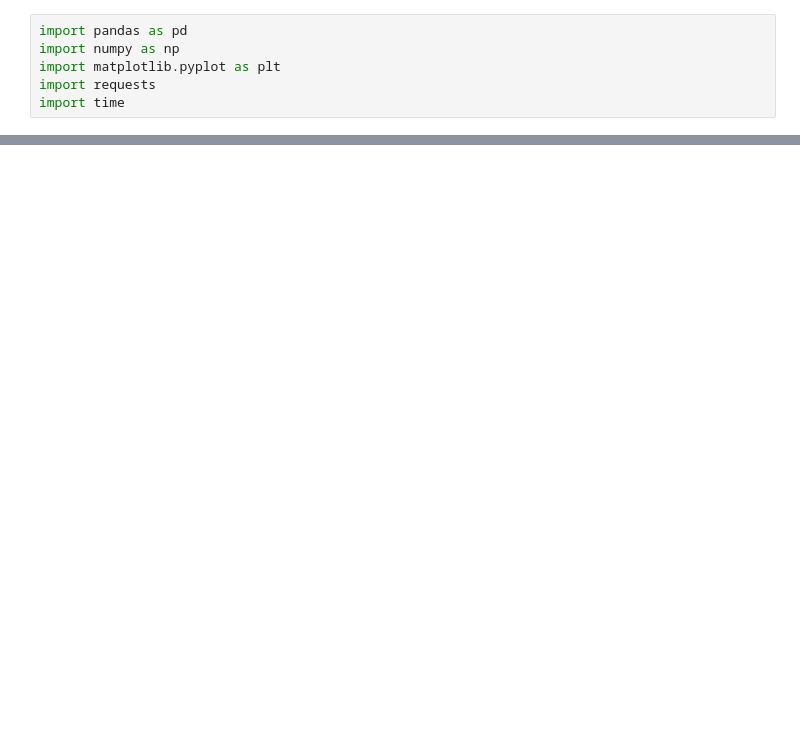
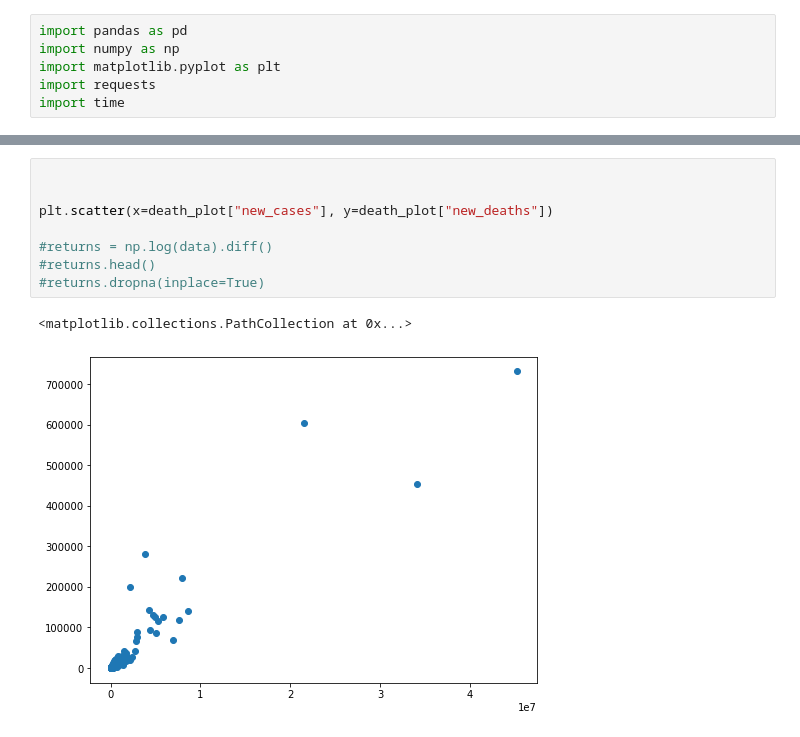
Before and after one commit to Waltontan/Project_Covid, a Jupyter notebook: Q4.ipynb, the cells around one changed output, grey strips where cells are left out. Saved outputs shown, nothing was run; the diff lists cells and outputs as text; blank space fills up the shorter version.

```diff
--- a/Q4.ipynb
+++ b/Q4.ipynb
@@ -47,0 +93,11 @@ len(Clean_df["location"].unique())
+# %%
+
+
+plt.scatter(x=death_plot["new_cases"], y=death_plot["new_deaths"])
+
+#returns = np.log(data).diff()
+#returns.head()
+#returns.dropna(inplace=True)
+# %% [output]
+<matplotlib.collections.PathCollection at 0x...>
+[figure, added]
```
Also changed, not shown: parts of 7 cells of this notebook.
